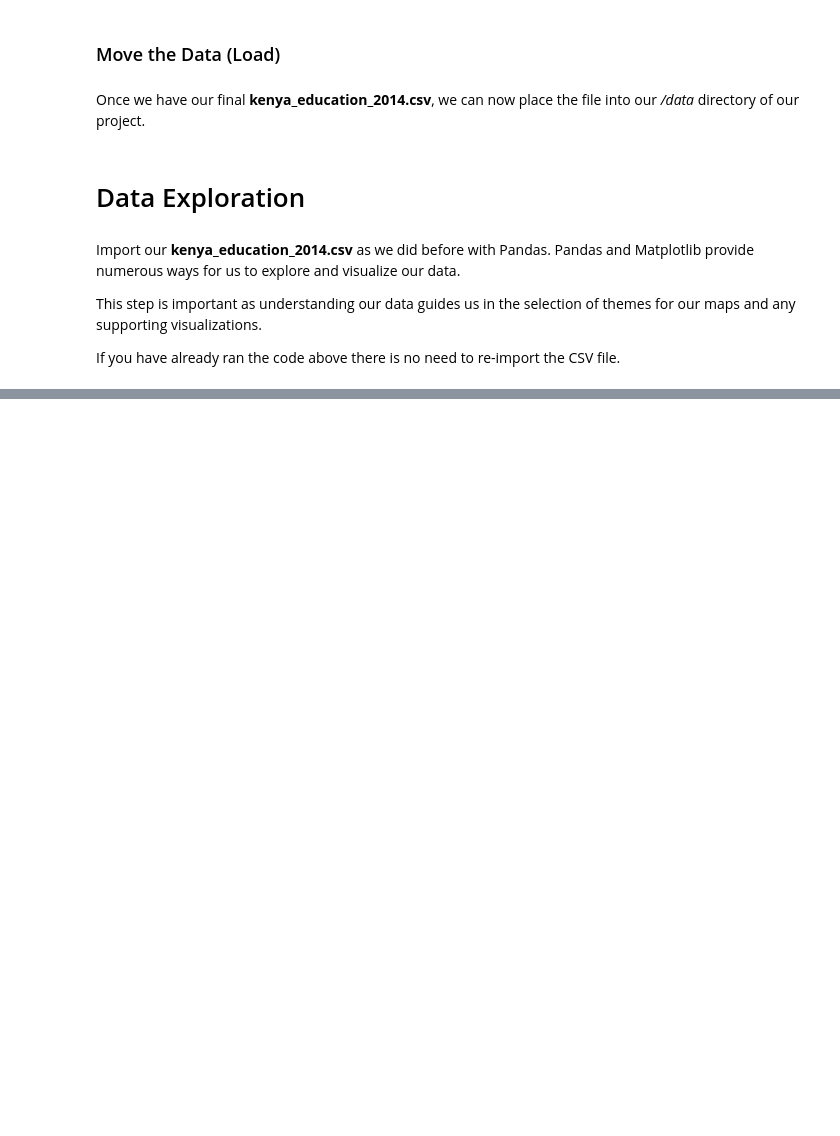
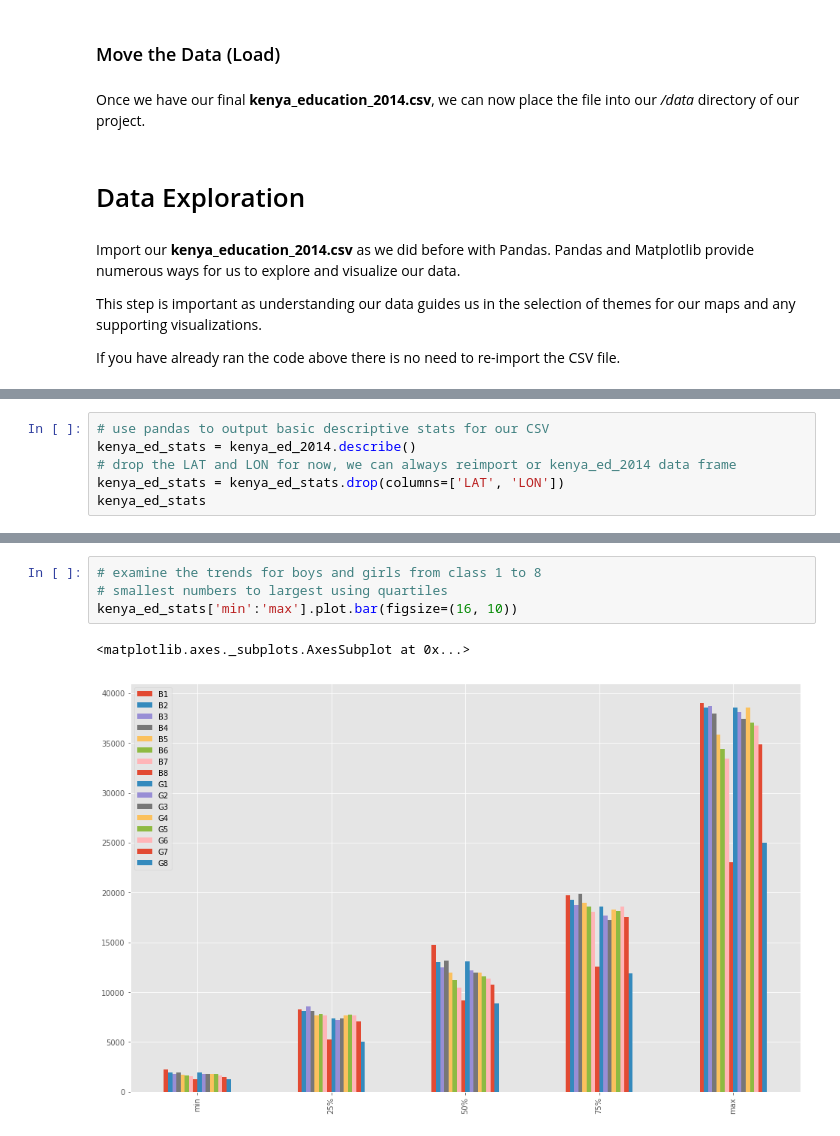
Before and after one commit to joeblankenship1/kenya_education, a Jupyter notebook: analysis/kenya_education.ipynb, the cells around one changed output, grey strips where cells are left out. Saved outputs shown, nothing was run; the diff lists cells and outputs as text; blank space fills up the shorter version.

Commit message:
updated notebook with documentation and modified visualizations

```diff
--- a/analysis/kenya_education.ipynb
+++ b/analysis/kenya_education.ipynb
@@ -133,0 +117,6 @@ class01_vs_08.plot.bar(figsize=(16, 8))
+# %%
+# use pandas to output basic descriptive stats for our CSV
+kenya_ed_stats = kenya_ed_2014.describe()
+# drop the LAT and LON for now, we can always reimport or kenya_ed_2014 data frame
+kenya_ed_stats = kenya_ed_stats.drop(columns=['LAT', 'LON'])
+kenya_ed_stats
@@ -133,0 +133,7 @@ class01_vs_08.plot.bar(figsize=(16, 8))
+# %%
+# examine the trends for boys and girls from class 1 to 8
+# smallest numbers to largest using quartiles
+kenya_ed_stats['min':'max'].plot.bar(figsize=(16, 10))
+# %% [output]
+<matplotlib.axes._subplots.AxesSubplot at 0x...>
+[figure, added]
```
Also changed, not shown: parts of 12 cells of this notebook.
